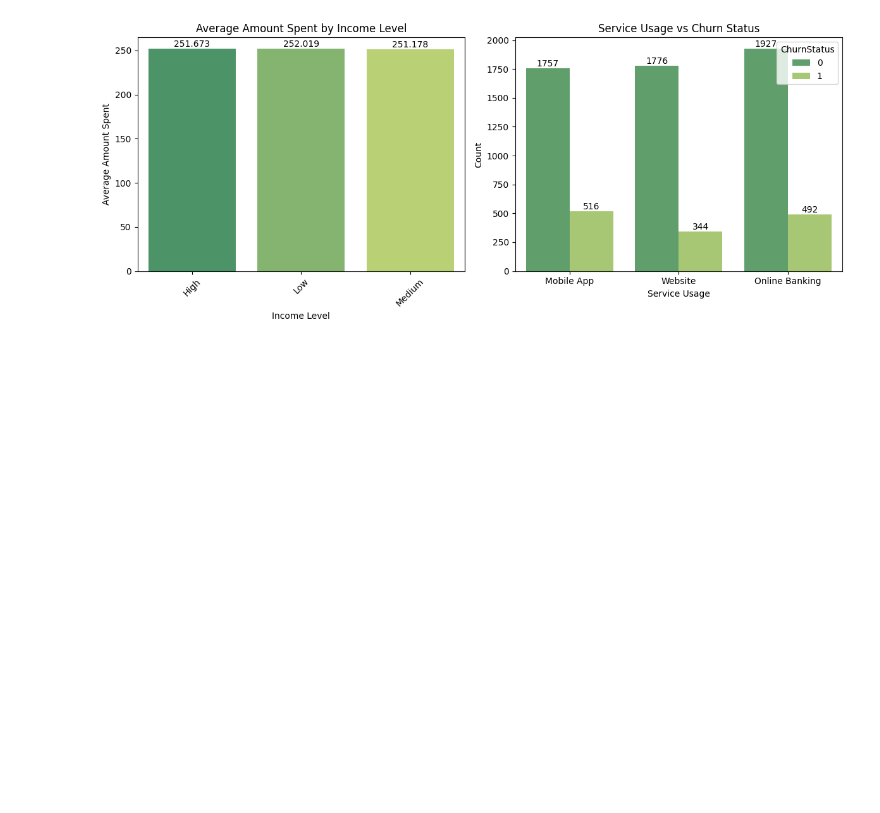
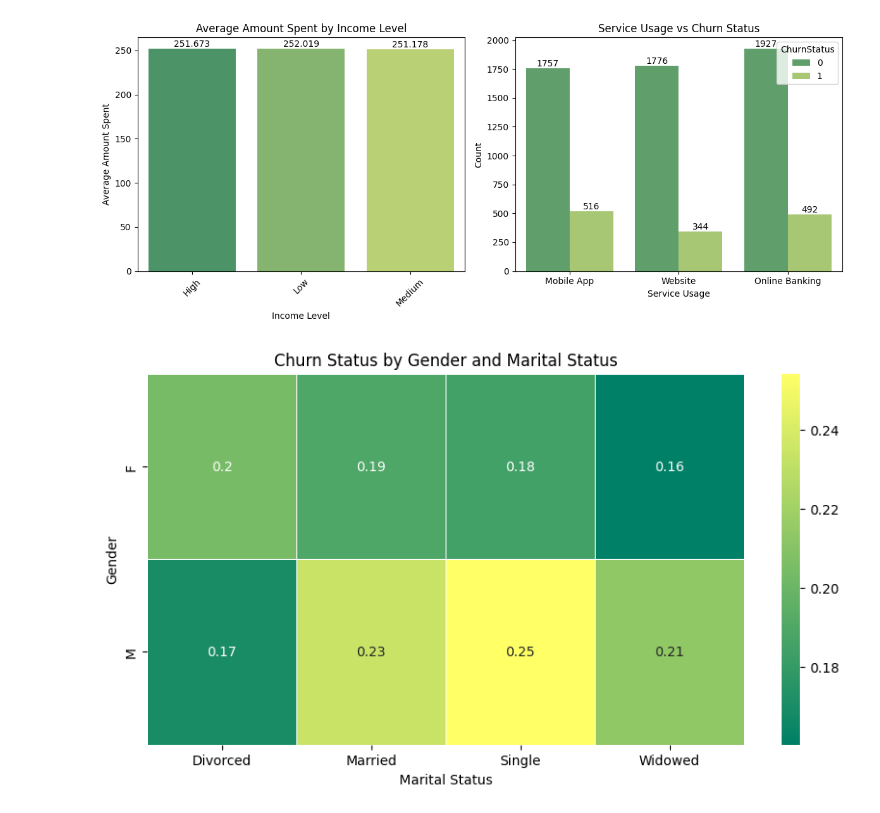
Before and after one commit to Akshay-Paunikar/Forage_Virtual_Internship_Program, a Jupyter notebook: LLYODS_BANKING_GROUP/01_Task_1_Data_gathering_and_exploratory_analysis/Task_1_Data_gathering_and_exploratory_analysis.ipynb, the cells around one changed output. Drawn from its saved outputs; the diff is of its cells as text; code cells hidden in the pictures; blank space fills up the shorter version.

```diff
--- a/LLYODS_BANKING_GROUP/01_Task_1_Data_gathering_and_exploratory_analysis/Task_1_Data_gathering_and_exploratory_analysis.ipynb
+++ b/LLYODS_BANKING_GROUP/01_Task_1_Data_gathering_and_exploratory_analysis/Task_1_Data_gathering_and_exploratory_analysis.ipynb
@@ -1061,3 +1061,15 @@ plt.tight_layout()
 plt.show()
 # %% [output]
 [figure]
+# %%
+# Age, Amount Spent, and Churn Status (Scatter Plot)
+gender_marital_churn = final_df.groupby(['Gender', 'MaritalStatus'])['ChurnStatus'].mean().unstack()
+
+plt.figure(figsize=(10, 5))
+sns.heatmap(gender_marital_churn, annot=True, cmap='summer', linewidths=0.5)
+plt.title('Churn Status by Gender and Marital Status')
+plt.xlabel('Marital Status')
+plt.ylabel('Gender')
+plt.show()
+# %% [output]
+[figure, added]
```
